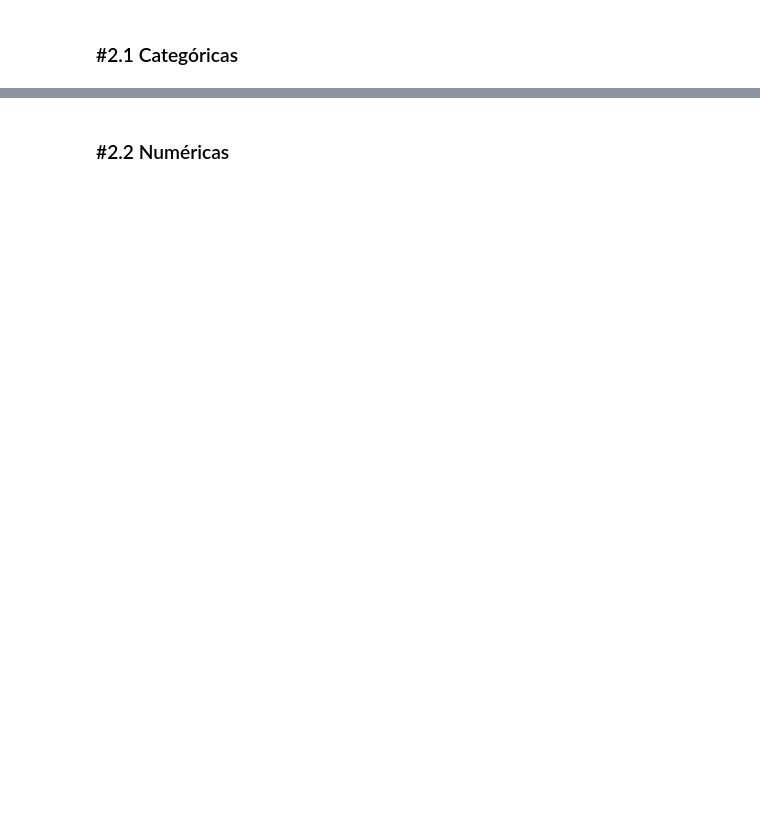
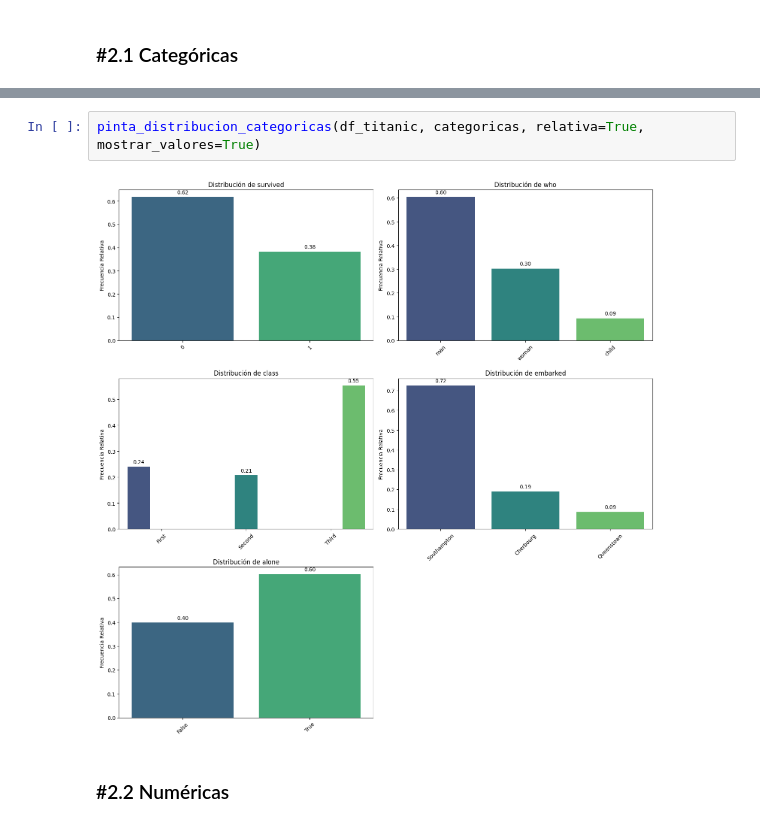
Before and after one commit to HolaSoyIsaac/DS-Online-Isaac-Fr-as, a Jupyter notebook: 03_Data_Analysis/Sprint_07/Unidad_01_Estadistica_Descriptiva_Univariante/03_Practica_Obligatoria/18_Practica_Obligatoria_Univariante.ipynb, the cells around one changed output, grey strips where cells are left out. Drawn from its saved outputs; the diff is of its cells as text; blank space fills up the shorter version.

```diff
--- a/03_Data_Analysis/Sprint_07/Unidad_01_Estadistica_Descriptiva_Univariante/03_Practica_Obligatoria/18_Practica_Obligatoria_Univariante.ipynb
+++ b/03_Data_Analysis/Sprint_07/Unidad_01_Estadistica_Descriptiva_Univariante/03_Practica_Obligatoria/18_Practica_Obligatoria_Univariante.ipynb
@@ -74,2 +274,6 @@ Separa el análisis en categóricas (incluyendo binarias) y numéricas. Muestra
+# %%
+pinta_distribucion_categoricas(df_titanic, categoricas, relativa=True, mostrar_valores=True)
+# %% [output]
+[figure, added]
 # %% [markdown]
 ### #2.2 Numéricas
```
Also changed, not shown: parts of 21 cells of this notebook.
